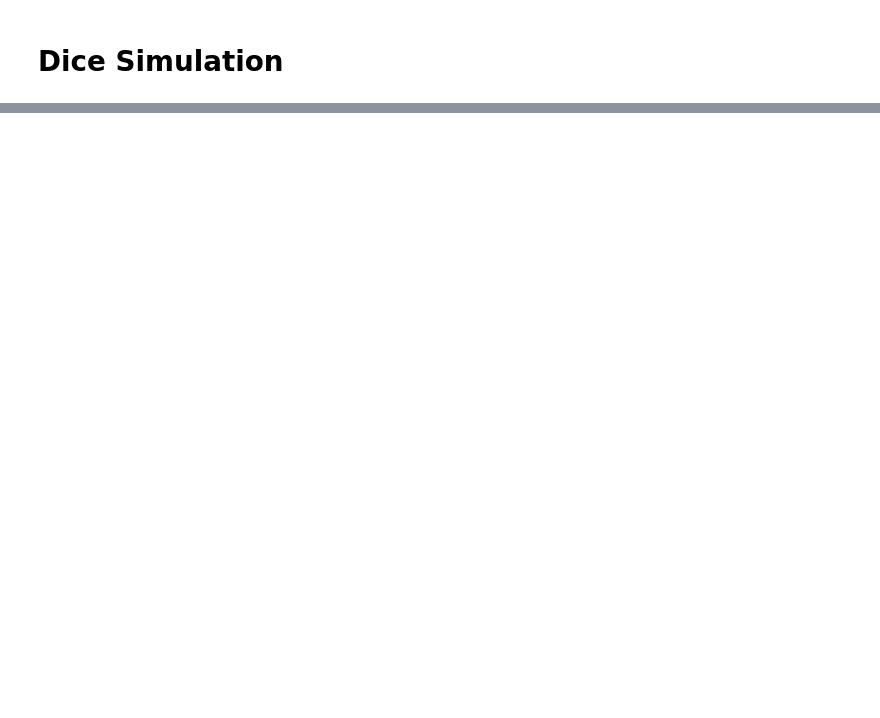
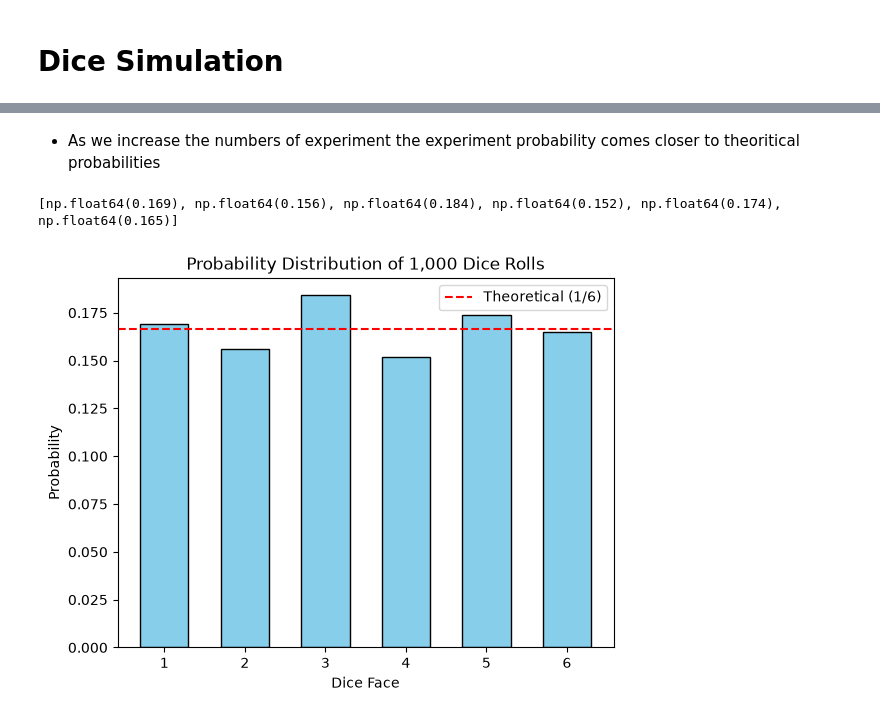
Before and after one commit to dawoodafzal62138/My-ML-Journey, a Jupyter notebook: Phase 2/Projects/Dice Simulation/dice_simulation.ipynb, the cells around one changed output, grey strips where cells are left out. Cells and saved outputs as stored; diff of their text form; code cells hidden in the pictures; blank space fills up the shorter version.

```diff
--- a/Phase 2/Projects/Dice Simulation/dice_simulation.ipynb
+++ b/Phase 2/Projects/Dice Simulation/dice_simulation.ipynb
@@ -7,23 +34,18 @@ import matplotlib.pyplot as plt
 # six sided dice
 rng= np.random.default_rng(seed=1)
 
-posible_outcomes = np.array([1,2,3,4,5,6] , dtype= np.int32)
 
-number_of_rolls = 10
-
-outputs = rng.choice(posible_outcomes , size= number_of_rolls)
-
-# print(outputs)
+def calculate_probabilities(posible_outcomes , number_of_rolls):
 
 
-element , count= np.unique(outputs , return_counts= True)
+    outputs = rng.choice(posible_outcomes , size= number_of_rolls)
 
+    element , count= np.unique(outputs , return_counts= True)
 
-probabilities = []
+    probabilities = []
 
-for  _ , count_ in zip(element , count):
-    probability  = (count_ / number_of_rolls )
-    probabilities.append(probability)
+    for count_ in count:
+        probability  = (count_ / number_of_rolls )
+        probabilities.append(probability)
 
-print(np.sum(probabilities))
-print(probabilities)
+    return element , probabilities
@@ -54,0 +104,10 @@ plt.show()
+# %% [markdown]
+* As we increase the numbers of experiment the experiment probability comes closer to theoritical probabilities
+# %%
+number_of_rolls = 1000
+element , probabilities = calculate_probabilities(element , number_of_rolls)
+print(probabilities)
+draw_plot(element ,probabilities , number_of_rolls)
+# %% [output]
+[np.float64(0.169), np.float64(0.156), np.float64(0.184), np.float64(0.152), np.float64(0.174), np.float64(0.165)]
+[figure, added]
```
Also changed, not shown: parts of 14 cells of this notebook.
